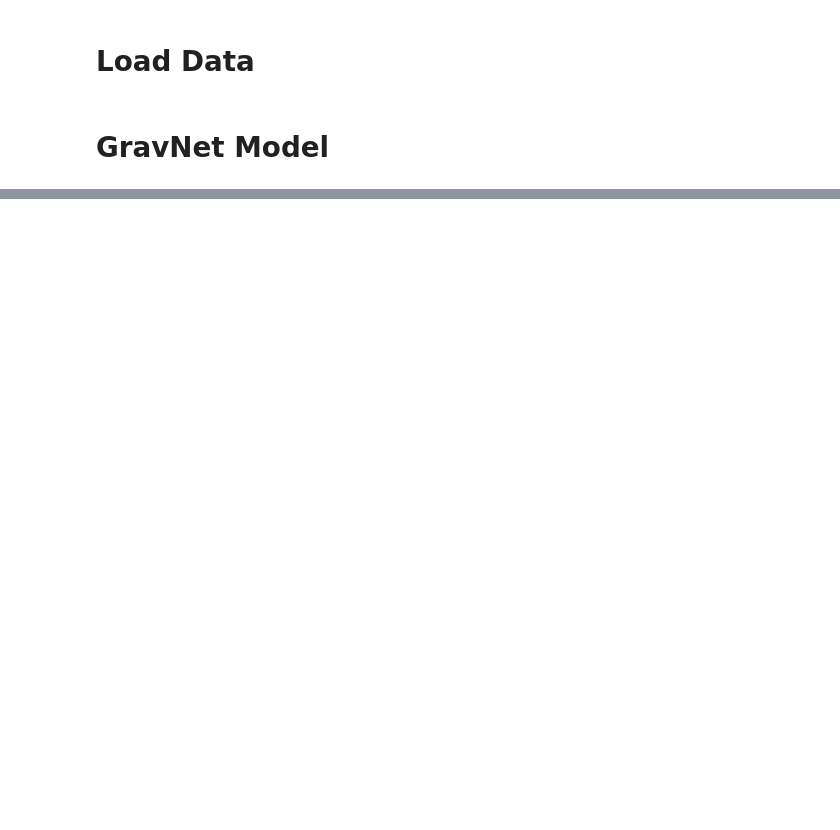
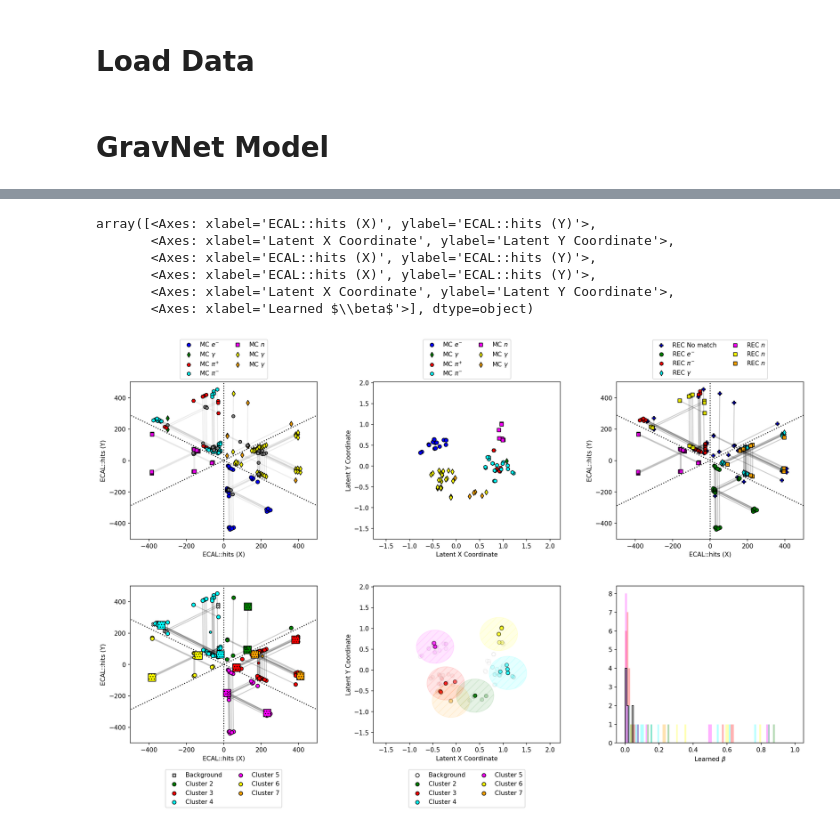
Before and after one commit to Gregtom3/neutneut, a Jupyter notebook: analysis/neutron_ml/test_v2_oc.ipynb, the cells around one changed output, grey strips where cells are left out. Cells and saved outputs as stored; diff of their text form; code cells hidden in the pictures; blank space fills up the shorter version.

```diff
--- a/analysis/neutron_ml/test_v2_oc.ipynb
+++ b/analysis/neutron_ml/test_v2_oc.ipynb
@@ -227,0 +390,34 @@ df.rename(columns={'event': 'event_number',
+# %%
+import os
+import sys
+import pandas as pd
+import numpy as np
+import tensorflow as tf
+
+# Append source directory to path
+sys.path.append("../../src/")
+pd.set_option('display.max_columns', 500)
+# Import custom modules
+from ECALDataAnalyzer import ECALDataAnalyzer
+from TrainData import load_zip_train_test_data, load_unzip_data
+from model_functions import make_gravnet_model
+from loss_functions import CustomLoss, AttractiveLossMetric, RepulsiveLossMetric, CowardLossMetric, NoiseLossMetric
+from ModelEcalPlotter import ModelEcalPlotter
+from Evaluator import Evaluator
+from callbacks import PlotCallback, CyclicalLearningRate, LossPlotCallback
+from helper_functions import create_output_directory, create_gif_from_pngs
+from global_params import *
+import pandas as pd
+df = pd.read_csv("../../projects/lerisque.09.19.2024.12.26/predict/clasdispr.00.e10.600.emn0.75tmn.09.xs68.34nb.dis.0000.h5")
+df = df[(df.event==11)]
+# %%
+plotter = ModelEcalPlotter(df, use_clas_calo_scale=True)
+plotter.plot_all(0.4)
+# %% [output]
+array([<Axes: xlabel='ECAL::hits (X)', ylabel='ECAL::hits (Y)'>,
+       <Axes: xlabel='Latent X Coordinate', ylabel='Latent Y Coordinate'>,
+       <Axes: xlabel='ECAL::hits (X)', ylabel='ECAL::hits (Y)'>,
+       <Axes: xlabel='ECAL::hits (X)', ylabel='ECAL::hits (Y)'>,
+       <Axes: xlabel='Latent X Coordinate', ylabel='Latent Y Coordinate'>,
+       <Axes: xlabel='Learned $\\beta$'>], dtype=object)
+[figure, added]
```
Also changed, not shown: parts of 32 cells of this notebook.
